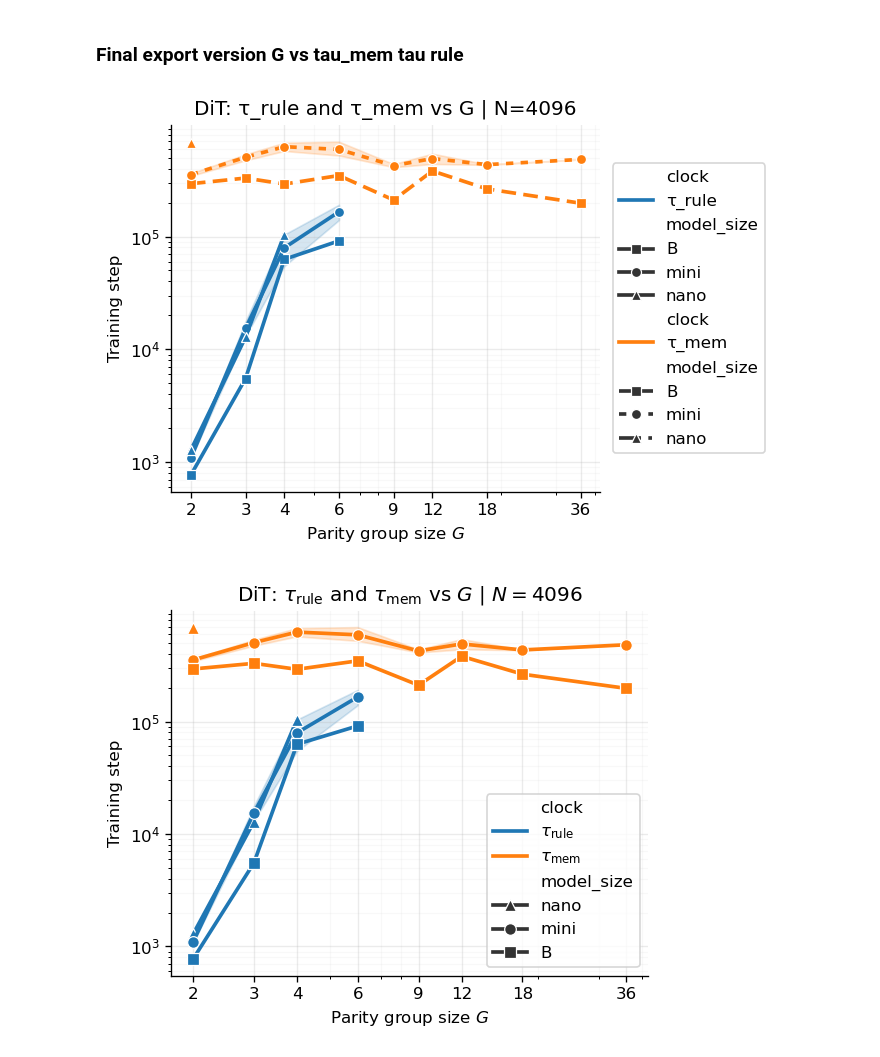
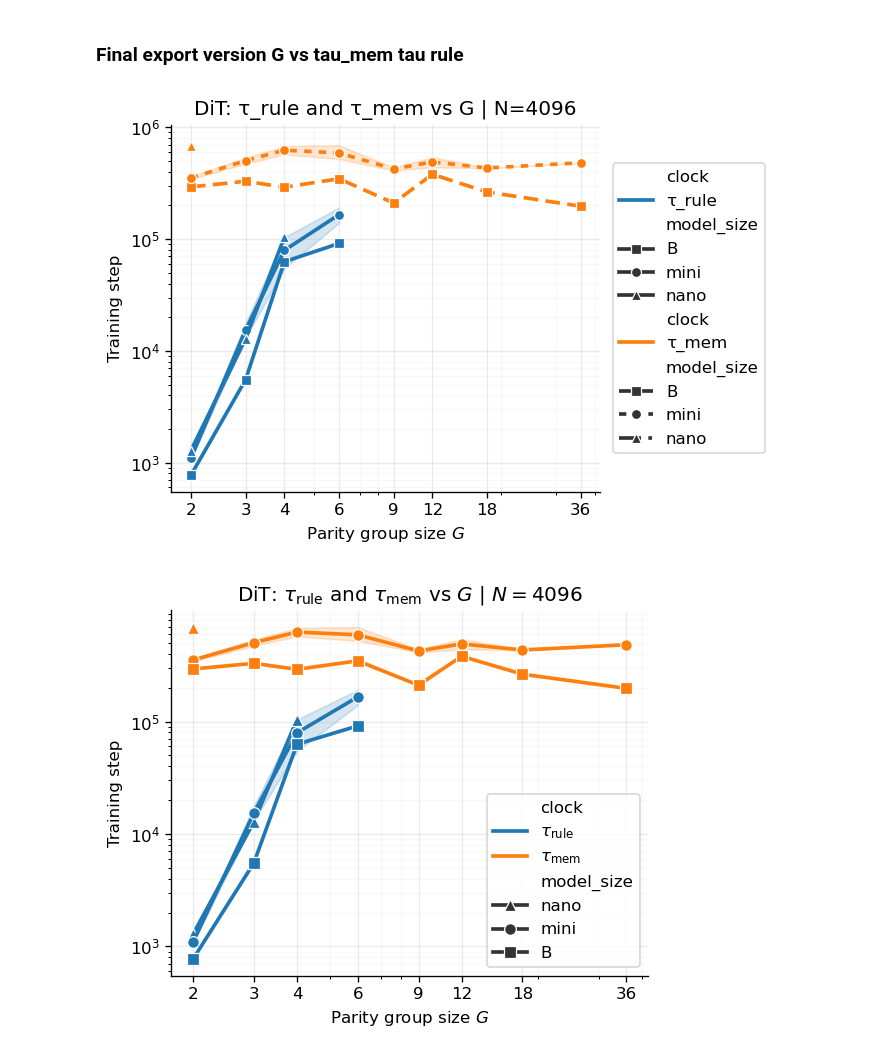
Before and after one commit to Animadversio/DiffusionAttnConsistency, a Jupyter notebook: notebooks/20260504_parity_onset_scaling_figexport.ipynb, the cells around one changed output. Cells and saved outputs as stored; diff of their text form; code cells hidden in the pictures.

```diff
--- a/notebooks/20260504_parity_onset_table_explore.ipynb
+++ b/notebooks/20260504_parity_onset_scaling_figexport.ipynb
@@ -210,35 +210,35 @@ sub_mem["clock"] = "τ_mem"
 sns.lineplot(
     data=sub_mem,
     x="G", y="mem_onset_stat", hue="clock", style="model_size",
     palette=CLOCK_COLORS, markers=MARKERS, dashes=dashes,
     estimator="mean", errorbar=("ci", 95), err_style="band", err_kws={"alpha": 0.18},
     linewidth=2.2,
     ax=ax,
     legend=True,
 )
 
 ax.set_yscale("log")
 ax.set_xscale("log")
 
 ax.set_xticks(sorted(sub["G"].unique()))
 ax.get_xaxis().set_major_formatter(plt.ScalarFormatter())
 ax.get_xaxis().set_minor_formatter(mticker.NullFormatter())
 
 ax.set_xlabel("Parity group size $G$")
 ax.set_ylabel("Training step")
 ax.set_title("DiT: τ_rule and τ_mem vs G | N=4096")
-
+ax.set_ylim(550, 1050000)
 ax.grid(True, which="major", alpha=0.25)
 ax.grid(True, which="minor", alpha=0.08)
 
 plt.tight_layout()
 # Move the legend right outside the plot area
 handles, labels = ax.get_legend_handles_labels()
 ax.legend(handles, labels, loc="center left", bbox_to_anchor=(1.01, 0.5), frameon=True)
 saveallforms(FIGDIR, "DiT_tau_rule_mem_vs_G_4096_sep_color_lineplots", figh=fig)
 plt.show()
 # %% [output]
-[figure, old version]
+[figure, new version]
 # %%
 import pandas as pd
 import seaborn as sns
```
Also changed, not shown: parts of 5 cells of this notebook, 1 other file.
